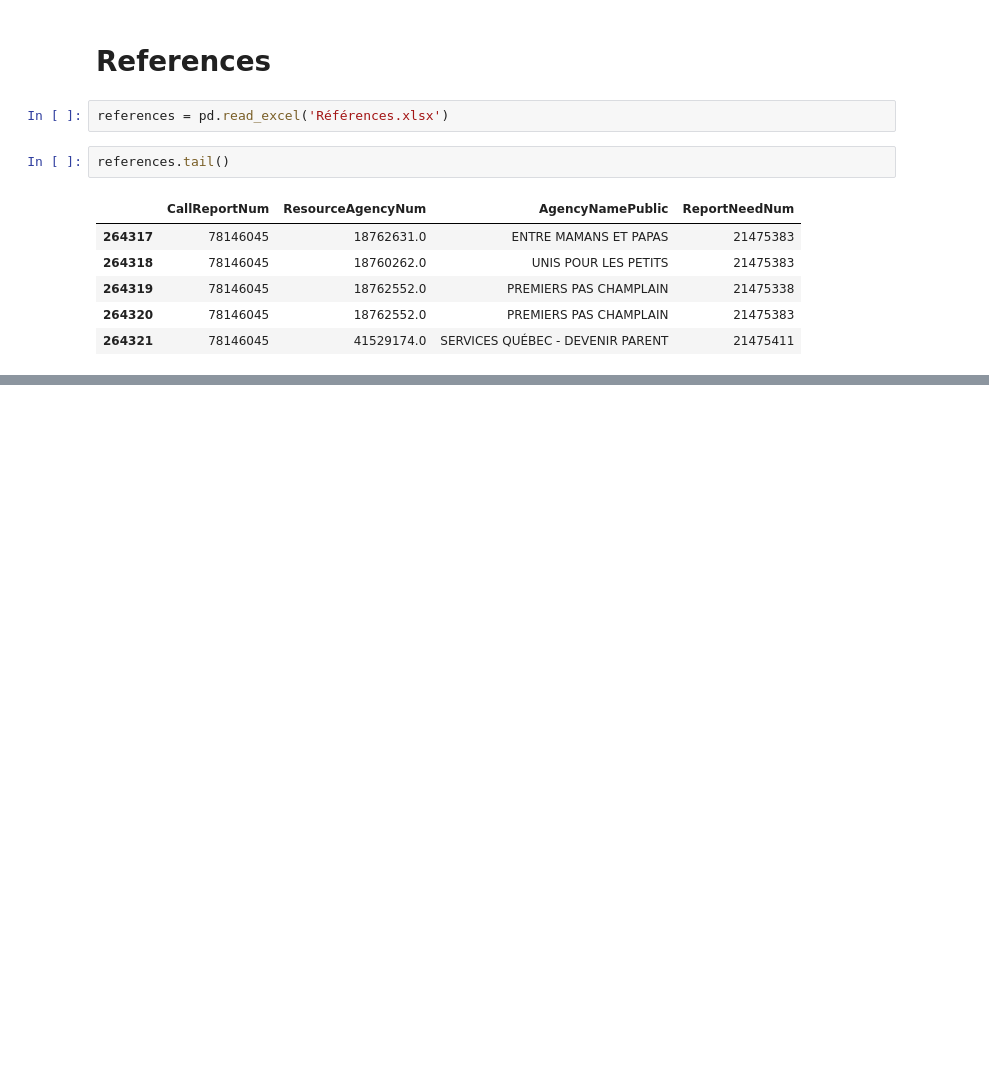
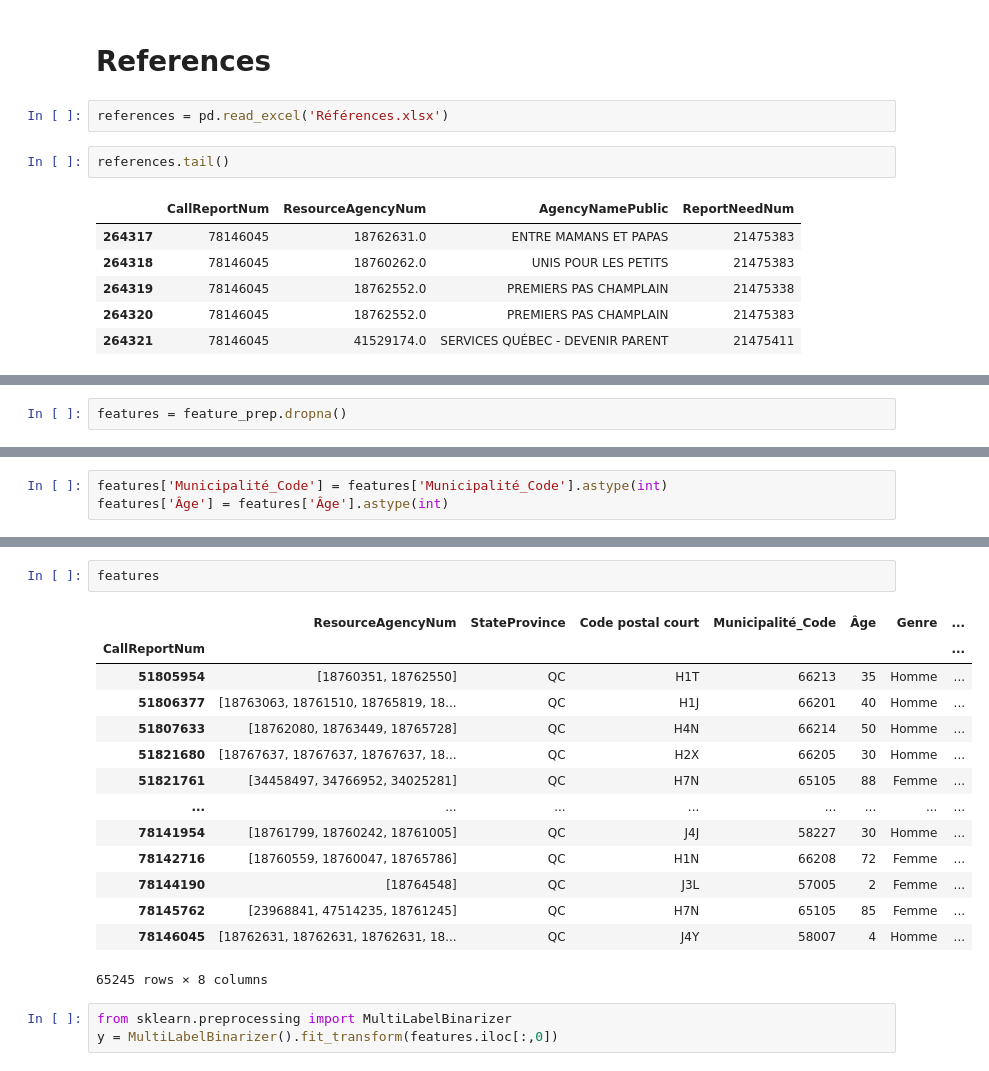
Before and after one commit to pascal-bergeron/ai4forgood2016, a Jupyter notebook: FeatureBuilding.ipynb, the cells around one changed output, grey strips where cells are left out. Drawn from its saved outputs; the diff is of its cells as text; blank space fills up the shorter version.

```diff
--- a/FeatureBuilding.ipynb
+++ b/FeatureBuilding.ipynb
@@ -154,0 +180,2 @@ array([[0, 0, 0, ..., 0, 0, 0],
+# %%
+features = feature_prep.dropna()
@@ -154,0 +190,3 @@ array([[0, 0, 0, ..., 0, 0, 0],
+# %%
+features['Municipalité_Code'] = features['Municipalité_Code'].astype(int)
+features['Âge'] = features['Âge'].astype(int)
@@ -154,0 +203,20 @@ array([[0, 0, 0, ..., 0, 0, 0],
+# %%
+features
+# %% [output]
+|  | ResourceAgencyNum | StateProvince | Code postal court | Municipalité_Code | Âge | Genre | ... |
+| CallReportNum |  |  |  |  |  |  | ... |
+| 51805954 | [18760351, 18762550] | QC | H1T | 66213 | 35 | Homme | ... |
+| 51806377 | [18763063, 18761510, 18765819, 18... | QC | H1J | 66201 | 40 | Homme | ... |
+| 51807633 | [18762080, 18763449, 18765728] | QC | H4N | 66214 | 50 | Homme | ... |
+| 51821680 | [18767637, 18767637, 18767637, 18... | QC | H2X | 66205 | 30 | Homme | ... |
+| 51821761 | [34458497, 34766952, 34025281] | QC | H7N | 65105 | 88 | Femme | ... |
+| ... | ... | ... | ... | ... | ... | ... | ... |
+| 78141954 | [18761799, 18760242, 18761005] | QC | J4J | 58227 | 30 | Homme | ... |
+| 78142716 | [18760559, 18760047, 18765786] | QC | H1N | 66208 | 72 | Femme | ... |
+| 78144190 | [18764548] | QC | J3L | 57005 | 2 | Femme | ... |
+| 78145762 | [23968841, 47514235, 18761245] | QC | H7N | 65105 | 85 | Femme | ... |
+| 78146045 | [18762631, 18762631, 18762631, 18... | QC | J4Y | 58007 | 4 | Homme | ... |
+65245 rows × 8 columns
+# %%
+from sklearn.preprocessing import MultiLabelBinarizer
+y = MultiLabelBinarizer().fit_transform(features.iloc[:,0])
```
Also changed, not shown: parts of 46 cells of this notebook.
